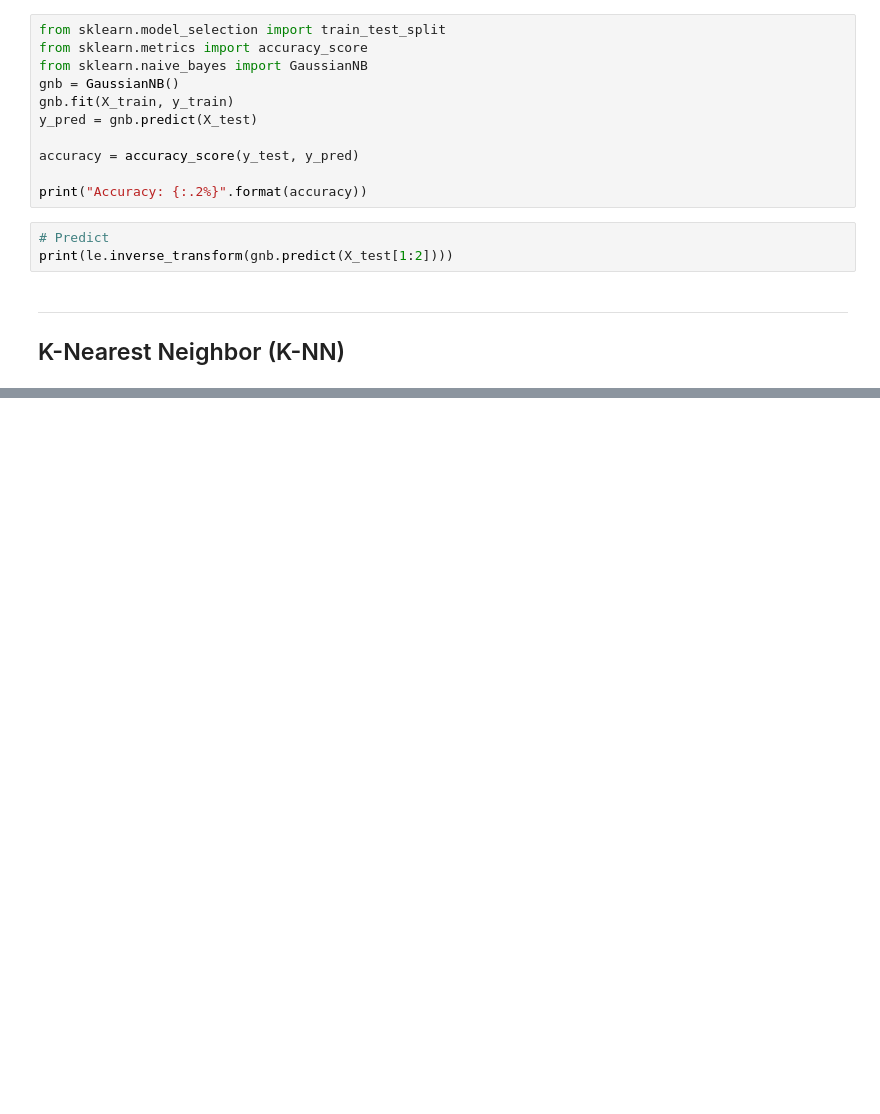
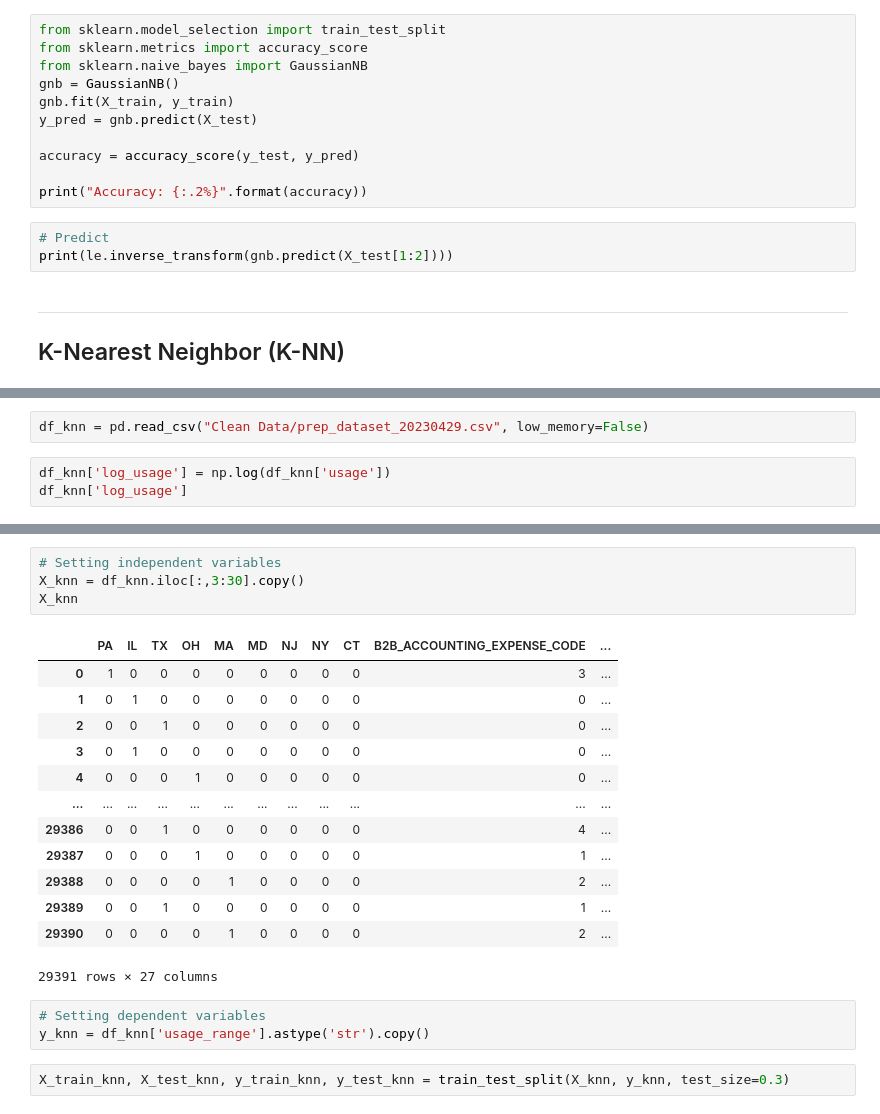
Before and after one commit to ritou344/Data-Project, a Jupyter notebook: TEST_Supervised Modelling.ipynb, the cells around one changed output, grey strips where cells are left out. Cells and saved outputs as stored; diff of their text form; blank space fills up the shorter version.

```diff
--- a/TEST_Supervised Modelling.ipynb
+++ b/TEST_Supervised Modelling.ipynb
@@ -958,0 +918,5 @@ print('MSE value for is:', error)
+# %%
+df_knn = pd.read_csv("Clean Data/prep_dataset_20230429.csv", low_memory=False)
+# %%
+df_knn['log_usage'] = np.log(df_knn['usage'])
+df_knn['log_usage']
@@ -958,0 +958,23 @@ print('MSE value for is:', error)
+# %%
+# Setting independent variables
+X_knn = df_knn.iloc[:,3:30].copy()
+X_knn
+# %% [output]
+|  | PA | IL | TX | OH | MA | MD | NJ | NY | CT | B2B_ACCOUNTING_EXPENSE_CODE | ... |
+| 0 | 1 | 0 | 0 | 0 | 0 | 0 | 0 | 0 | 0 | 3 | ... |
+| 1 | 0 | 1 | 0 | 0 | 0 | 0 | 0 | 0 | 0 | 0 | ... |
+| 2 | 0 | 0 | 1 | 0 | 0 | 0 | 0 | 0 | 0 | 0 | ... |
+| 3 | 0 | 1 | 0 | 0 | 0 | 0 | 0 | 0 | 0 | 0 | ... |
+| 4 | 0 | 0 | 0 | 1 | 0 | 0 | 0 | 0 | 0 | 0 | ... |
+| ... | ... | ... | ... | ... | ... | ... | ... | ... | ... | ... | ... |
+| 29386 | 0 | 0 | 1 | 0 | 0 | 0 | 0 | 0 | 0 | 4 | ... |
+| 29387 | 0 | 0 | 0 | 1 | 0 | 0 | 0 | 0 | 0 | 1 | ... |
+| 29388 | 0 | 0 | 0 | 0 | 1 | 0 | 0 | 0 | 0 | 2 | ... |
+| 29389 | 0 | 0 | 1 | 0 | 0 | 0 | 0 | 0 | 0 | 1 | ... |
+| 29390 | 0 | 0 | 0 | 0 | 1 | 0 | 0 | 0 | 0 | 2 | ... |
+29391 rows × 27 columns
+# %%
+# Setting dependent variables
+y_knn = df_knn['usage_range'].astype('str').copy()
+# %%
+X_train_knn, X_test_knn, y_train_knn, y_test_knn = train_test_split(X_knn, y_knn, test_size=0.3)
```
Also changed, not shown: parts of 14 cells of this notebook.
